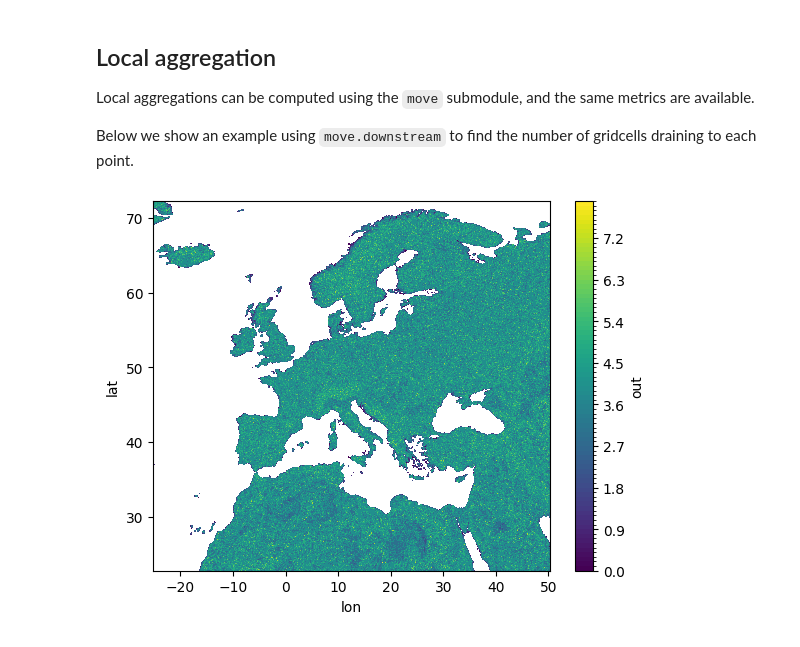
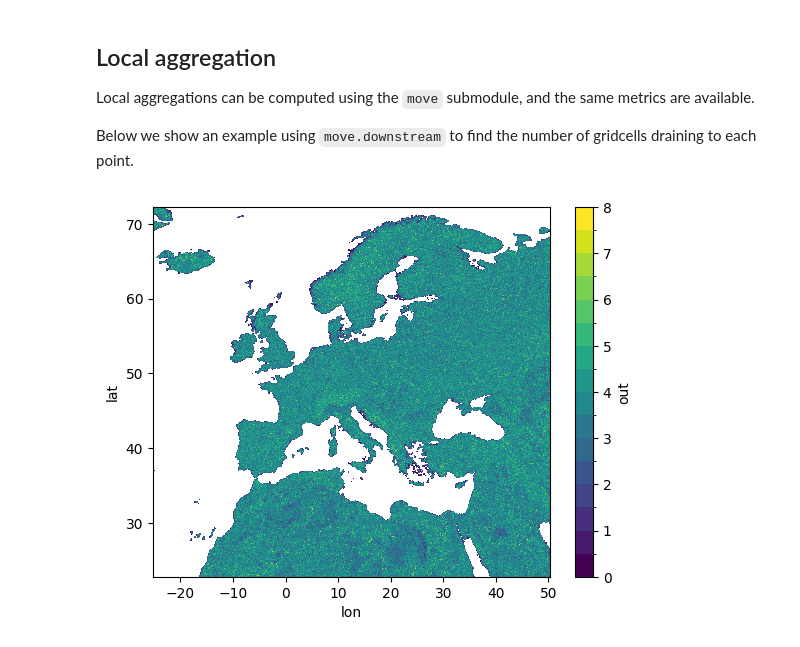
Before and after one commit to ecmwf/earthkit-hydro, a Jupyter notebook: docs/source/tutorials/computing_accumulations.ipynb, the cells around one changed output. Cells and saved outputs as stored; diff of their text form; code cells hidden in the pictures.

```diff
--- a/docs/source/tutorials/computing_accumulations.ipynb
+++ b/docs/source/tutorials/computing_accumulations.ipynb
@@ -36,7 +36,7 @@ Below we show an example using `move.downstream` to find the number of gridcells
 # %%
 da = ekh.move.downstream(network, field, metric="sum")
 
-da.plot.contourf(cmap="viridis", levels=100)
+da.plot.contourf(cmap="viridis", levels=20)
 plt.show()
 # %% [output]
-[figure, old version]
+[figure, new version]
```
